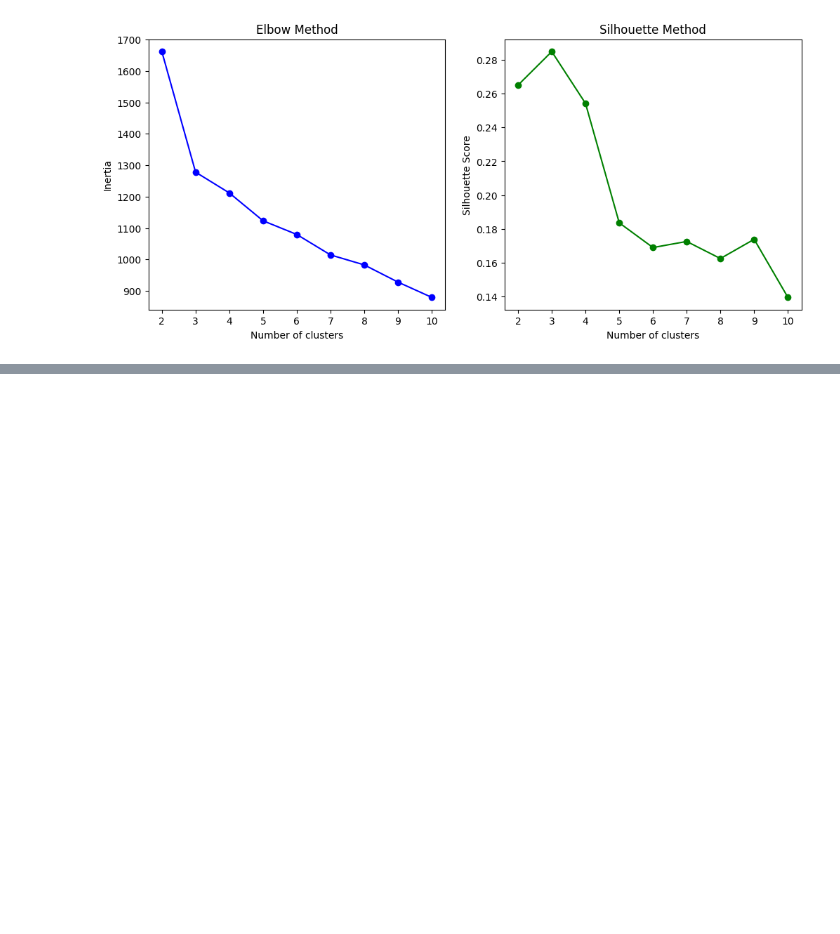
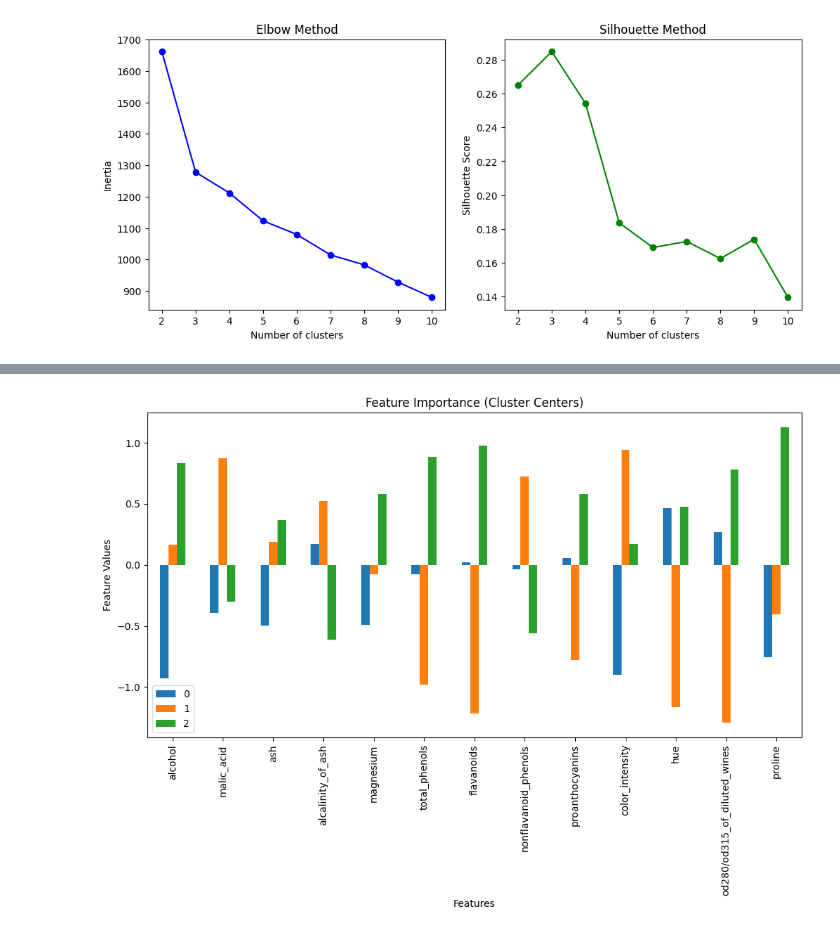
Before and after one commit to dinraj910/Unsupervised-Learning, a Jupyter notebook: KMenas/wine/k_means_wine.ipynb, the cells around one changed output, grey strips where cells are left out. Cells and saved outputs as stored; diff of their text form; code cells hidden in the pictures; blank space fills up the shorter version.

```diff
--- a/KMenas/wine/k_means_wine.ipynb
+++ b/KMenas/wine/k_means_wine.ipynb
@@ -71,0 +113,11 @@ Text(0, 0.5, 'Silhouette Score')
+# %%
+#Feature Importance (Which chemicals matter?)
+
+centers = pd.DataFrame(kmeans.cluster_centers_,columns=wine.feature_names)
+centers.T.plot(kind='bar',figsize=(12,6))
+plt.title('Feature Importance (Cluster Centers)')
+plt.xlabel('Features')
+plt.ylabel('Feature Values')
+plt.show()
+# %% [output]
+[figure, added]
```
Also changed, not shown: parts of 4 cells of this notebook.
